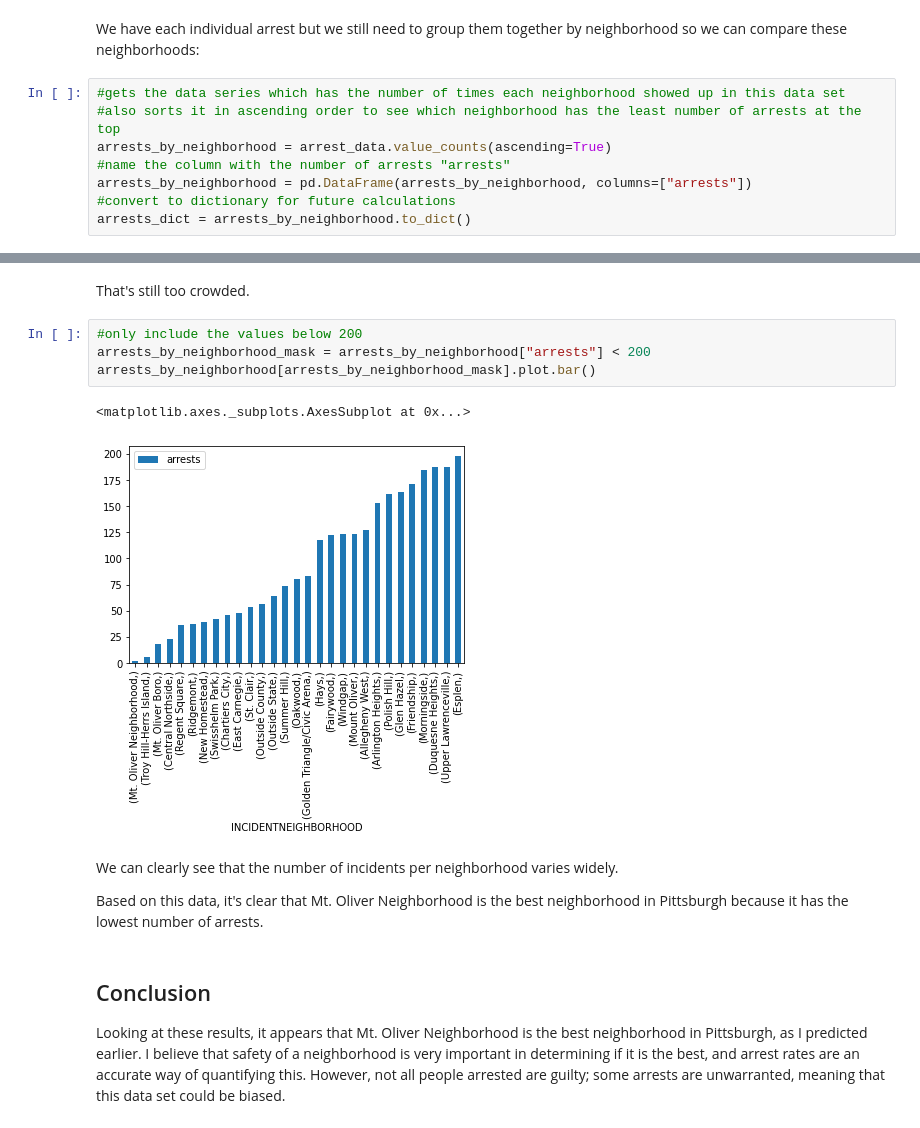
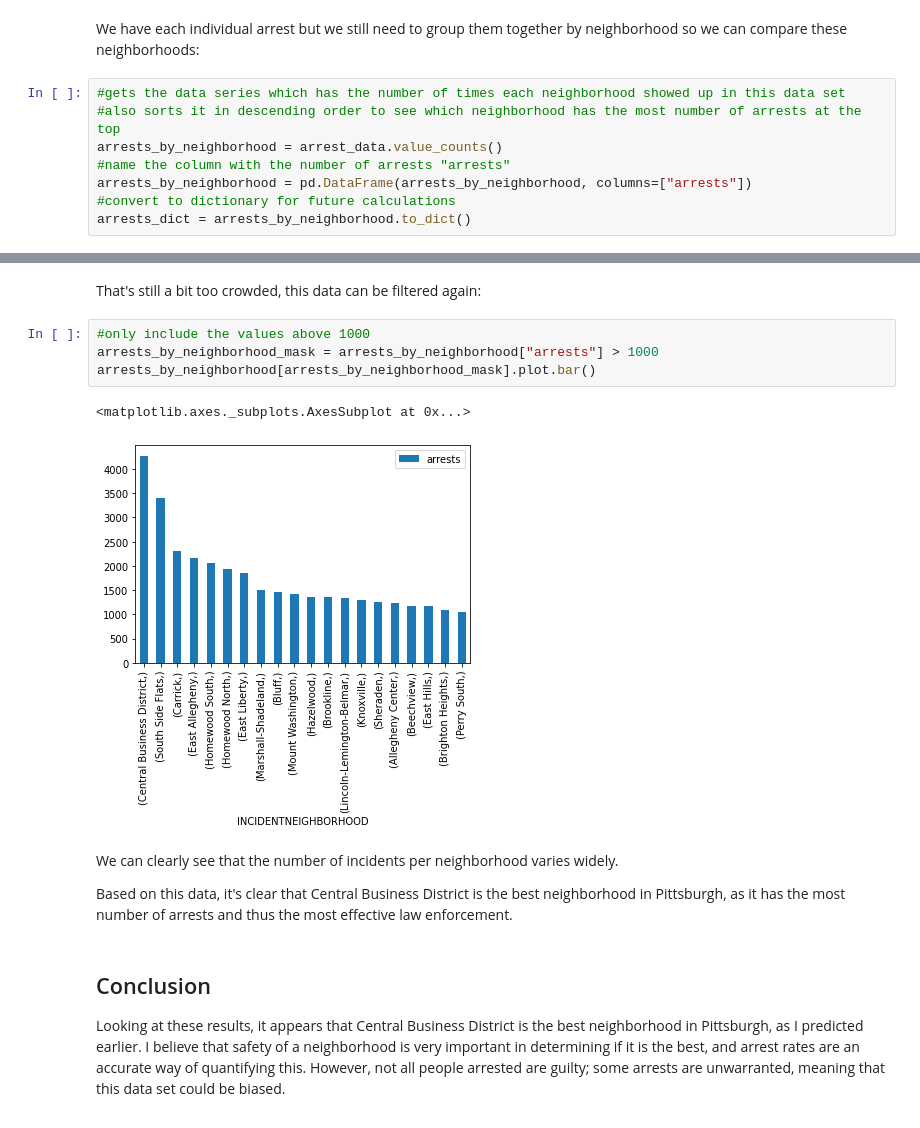
Before and after one commit to ALY48CS/Big-Ideas-Final-Project, a Jupyter notebook: amg506-notebook.ipynb, the cells around one changed output, grey strips where cells are left out. Cells and saved outputs as stored; diff of their text form.

Commit message:
Modified interpretation of data

```diff
--- a/amg506-notebook.ipynb
+++ b/amg506-notebook.ipynb
@@ -59,8 +59,8 @@ arrest_data
 We have each individual arrest but we still need to group them together by neighborhood so we can compare these neighborhoods:
 # %%
 #gets the data series which has the number of times each neighborhood showed up in this data set
-#also sorts it in ascending order to see which neighborhood has the least number of arrests at the top
-arrests_by_neighborhood = arrest_data.value_counts(ascending=True)
+#also sorts it in descending order to see which neighborhood has the most number of arrests at the top
+arrests_by_neighborhood = arrest_data.value_counts()
 #name the column with the number of arrests "arrests"
 arrests_by_neighborhood = pd.DataFrame(arrests_by_neighborhood, columns=["arrests"])
 #convert to dictionary for future calculations
@@ -85,16 +85,16 @@ arrests_by_neighborhood[arrests_by_neighborhood_mask].plot.bar()
 # %% [markdown]
-That's still too crowded.
+That's still a bit too crowded, this data can be filtered again:
 # %%
-#only include the values below 200
-arrests_by_neighborhood_mask = arrests_by_neighborhood["arrests"] < 200
+#only include the values above 1000
+arrests_by_neighborhood_mask = arrests_by_neighborhood["arrests"] > 1000
 arrests_by_neighborhood[arrests_by_neighborhood_mask].plot.bar()
 # %% [output]
 <matplotlib.axes._subplots.AxesSubplot at 0x...>
-[figure, old version]
+[figure, new version]
 # %% [markdown]
 We can clearly see that the number of incidents per neighborhood varies widely.
 
-Based on this data, it's clear that Mt. Oliver Neighborhood is the best neighborhood in Pittsburgh because it has the lowest number of arrests.
+Based on this data, it's clear that Central Business District is the best neighborhood in Pittsburgh, as it has the most number of arrests and thus the most effective law enforcement.
 # %% [markdown]
 ## Conclusion
-Looking at these results, it appears that Mt. Oliver Neighborhood is the best neighborhood in Pittsburgh, as I predicted earlier. I believe that safety of a neighborhood is very important in determining if it is the best, and arrest rates are an accurate way of quantifying this. However, not all people arrested are guilty; some arrests are unwarranted, meaning that this data set could be biased.
+Looking at these results, it appears that Central Business District is the best neighborhood in Pittsburgh, as I predicted earlier. I believe that safety of a neighborhood is very important in determining if it is the best, and arrest rates are an accurate way of quantifying this. However, not all people arrested are guilty; some arrests are unwarranted, meaning that this data set could be biased.
```
Also changed, not shown: parts of 6 cells of this notebook.
